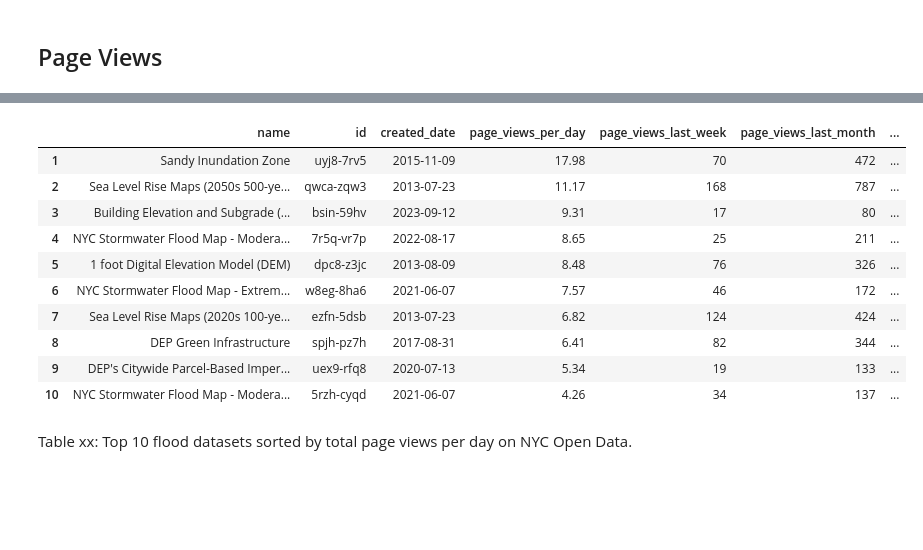
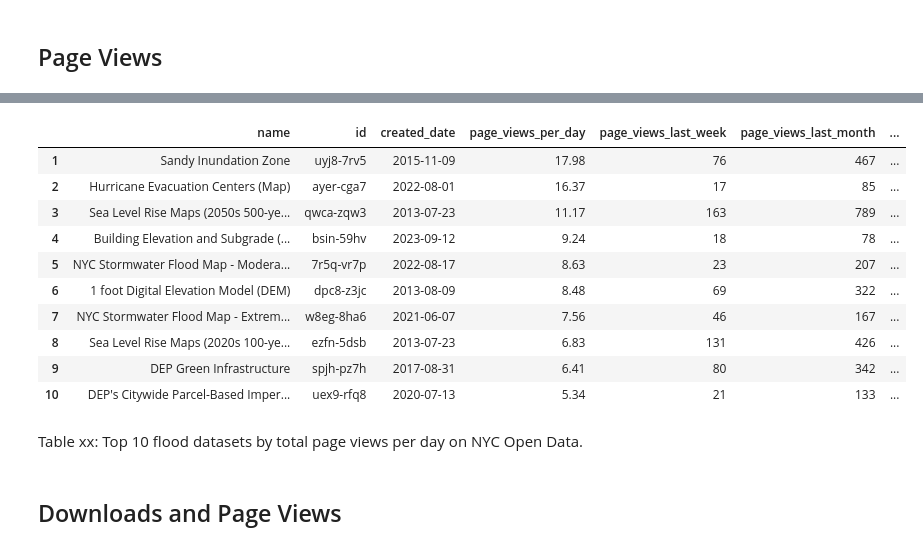
Before and after one commit to mebauer/nyc-flood-data, a Jupyter notebook: analysis.ipynb, the cells around one changed output, grey strips where cells are left out. Cells and saved outputs as stored; diff of their text form; code cells hidden in the pictures; blank space fills up the shorter version.

```diff
--- a/analysis.ipynb
+++ b/analysis.ipynb
@@ -409,31 +468,26 @@ print(views_df.to_markdown())
-# %%
-views_day = (
-    df
-    .sort_values(by='page_views_per_day', ascending=False)
-    .loc[:, [
-     'name', 'id', 'created_date',
-     'page_views_per_day',
-     'page_views_last_week', 'page_views_last_month', 'page_views_total']]
-    .astype({
-     'page_views_total':int, 'page_views_per_day':float,
-     'page_views_last_week':int, 'page_views_last_month':int})
-    .head(10)
-    .reset_index(drop=True)
-    .set_index([pd.Series(range(1, 11))])
-)
-
-views_day
-# %% [output]
-|  | name | id | created_date | page_views_per_day | page_views_last_week | page_views_last_month | ... |
-| 1 | Sandy Inundation Zone | uyj8-7rv5 | 2015-11-09 | 17.98 | 70 | 472 | ... |
-| 2 | Sea Level Rise Maps (2050s 500-ye... | qwca-zqw3 | 2013-07-23 | 11.17 | 168 | 787 | ... |
-| 3 | Building Elevation and Subgrade (... | bsin-59hv | 2023-09-12 | 9.31 | 17 | 80 | ... |
-| 4 | NYC Stormwater Flood Map - Modera... | 7r5q-vr7p | 2022-08-17 | 8.65 | 25 | 211 | ... |
-| 5 | 1 foot Digital Elevation Model (DEM) | dpc8-z3jc | 2013-08-09 | 8.48 | 76 | 326 | ... |
-| 6 | NYC Stormwater Flood Map - Extrem... | w8eg-8ha6 | 2021-06-07 | 7.57 | 46 | 172 | ... |
-| 7 | Sea Level Rise Maps (2020s 100-ye... | ezfn-5dsb | 2013-07-23 | 6.82 | 124 | 424 | ... |
-| 8 | DEP Green Infrastructure | spjh-pz7h | 2017-08-31 | 6.41 | 82 | 344 | ... |
-| 9 | DEP's Citywide Parcel-Based Imper... | uex9-rfq8 | 2020-07-13 | 5.34 | 19 | 133 | ... |
-| 10 | NYC Stormwater Flood Map - Modera... | 5rzh-cyqd | 2021-06-07 | 4.26 | 34 | 137 | ... |
+# %%
+cols = [
+    'name', 'id', 'created_date',
+    'page_views_per_day', 'page_views_last_week',
+    'page_views_last_month', 'page_views_total'
+]
+
+views_day = table(df, sort_by='page_views_per_day', columns=cols)
+
+views_day
+# %% [output]
+|  | name | id | created_date | page_views_per_day | page_views_last_week | page_views_last_month | ... |
+| 1 | Sandy Inundation Zone | uyj8-7rv5 | 2015-11-09 | 17.98 | 76 | 467 | ... |
+| 2 | Hurricane Evacuation Centers (Map) | ayer-cga7 | 2022-08-01 | 16.37 | 17 | 85 | ... |
+| 3 | Sea Level Rise Maps (2050s 500-ye... | qwca-zqw3 | 2013-07-23 | 11.17 | 163 | 789 | ... |
+| 4 | Building Elevation and Subgrade (... | bsin-59hv | 2023-09-12 | 9.24 | 18 | 78 | ... |
+| 5 | NYC Stormwater Flood Map - Modera... | 7r5q-vr7p | 2022-08-17 | 8.63 | 23 | 207 | ... |
+| 6 | 1 foot Digital Elevation Model (DEM) | dpc8-z3jc | 2013-08-09 | 8.48 | 69 | 322 | ... |
+| 7 | NYC Stormwater Flood Map - Extrem... | w8eg-8ha6 | 2021-06-07 | 7.56 | 46 | 167 | ... |
+| 8 | Sea Level Rise Maps (2020s 100-ye... | ezfn-5dsb | 2013-07-23 | 6.83 | 131 | 426 | ... |
+| 9 | DEP Green Infrastructure | spjh-pz7h | 2017-08-31 | 6.41 | 80 | 342 | ... |
+| 10 | DEP's Citywide Parcel-Based Imper... | uex9-rfq8 | 2020-07-13 | 5.34 | 21 | 133 | ... |
 # %% [markdown]
-Table xx: Top 10 flood datasets sorted by total page views per day on NYC Open Data.
+Table xx: Top 10 flood datasets by total page views per day on NYC Open Data.
+# %% [markdown]
+## Downloads and Page Views
```
Also changed, not shown: parts of 35 cells of this notebook, 2 other files.
